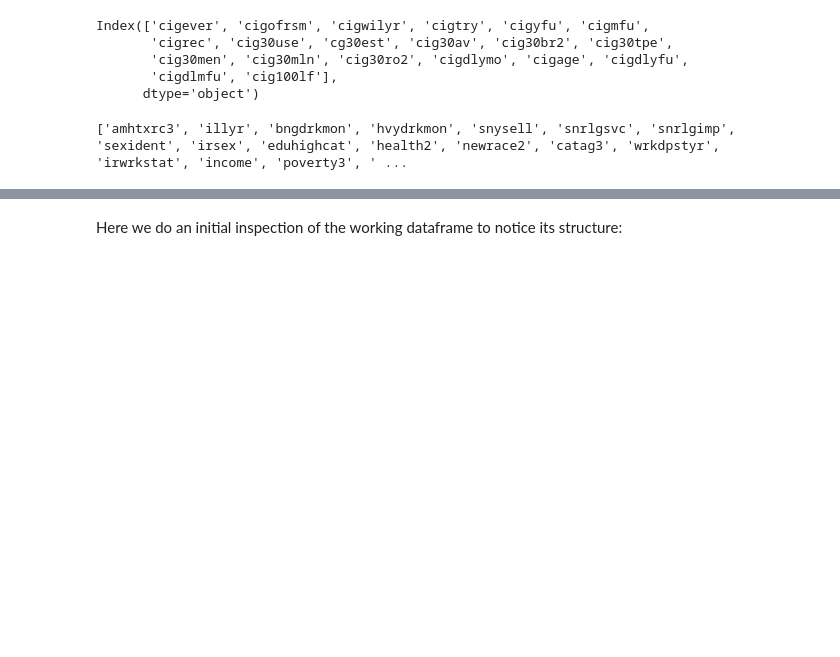
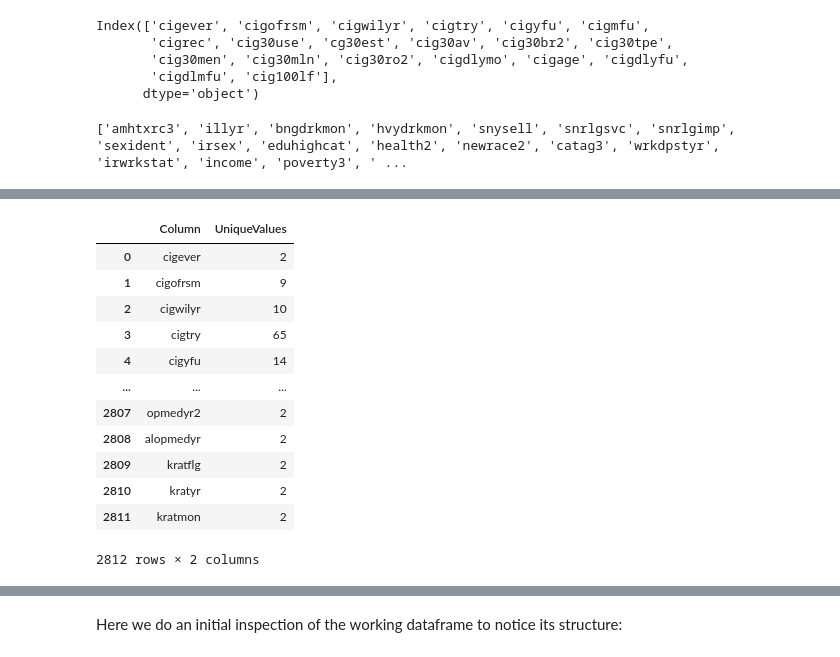
Before and after one commit to eloter01/Statistics-and-Machine-Learning-Fall-2021, a Jupyter notebook: Final Project/SMLfinalproj_EdwinLotero.ipynb, the cells around one changed output, grey strips where cells are left out. Saved outputs shown, nothing was run; the diff lists cells and outputs as text; code cells hidden in the pictures; blank space fills up the shorter version.

```diff
--- a/Final Project/SMLfinalproj_EdwinLotero.ipynb
+++ b/Final Project/SMLfinalproj_EdwinLotero.ipynb
@@ -148,0 +203,18 @@ df1 = raw_data[features_list]
+# %%
+df_unique = raw_data.nunique().reset_index()
+df_unique.columns = ['Column', 'UniqueValues']
+df_unique
+# %% [output]
+|  | Column | UniqueValues |
+| 0 | cigever | 2 |
+| 1 | cigofrsm | 9 |
+| 2 | cigwilyr | 10 |
+| 3 | cigtry | 65 |
+| 4 | cigyfu | 14 |
+| ... | ... | ... |
+| 2807 | opmedyr2 | 2 |
+| 2808 | alopmedyr | 2 |
+| 2809 | kratflg | 2 |
+| 2810 | kratyr | 2 |
+| 2811 | kratmon | 2 |
+2812 rows × 2 columns
```
Also changed, not shown: parts of 24 cells of this notebook, 3 other files.
